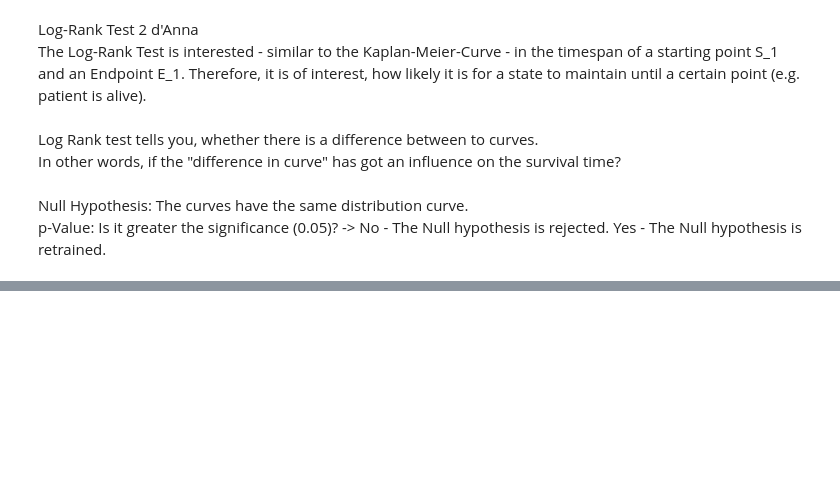
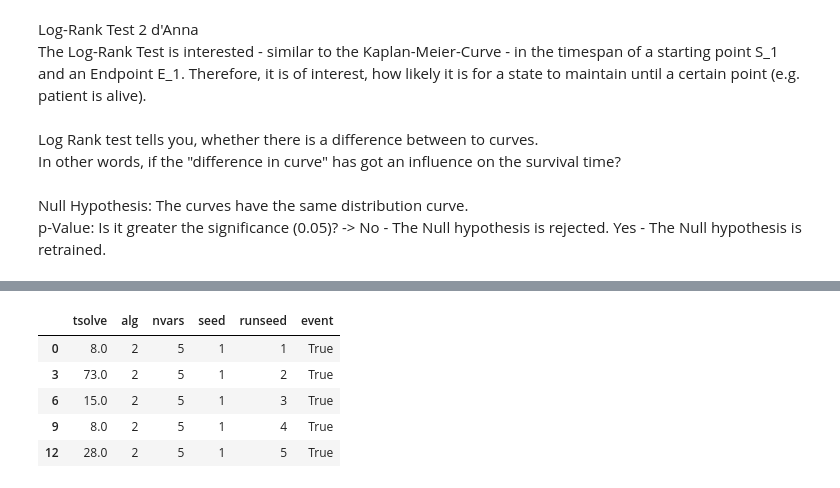
Before and after one commit to denizterzioglu/sabbo, a Jupyter notebook: ANotebook.ipynb, the cells around one changed output, grey strips where cells are left out. Saved outputs shown, nothing was run; the diff lists cells and outputs as text; code cells hidden in the pictures; blank space fills up the shorter version.

```diff
--- a/ANotebook.ipynb
+++ b/ANotebook.ipynb
@@ -1080,2 +1152,16 @@ p-Value: Is it greater the significance (0.05)? -> No - The Null hypothesis is r
+# %%
+# -> Split on nvars
+# Filter depending on nvars
+nvarDf = originDf[originDf["nvars"] == 5]
+# Filter depending on alg
+nvarDf = originDf[originDf["alg"] == 2]
+nvarDf.head()
+# %% [output]
+|  | tsolve | alg | nvars | seed | runseed | event |
+| 0 | 8.0 | 2 | 5 | 1 | 1 | True |
+| 3 | 73.0 | 2 | 5 | 1 | 2 | True |
+| 6 | 15.0 | 2 | 5 | 1 | 3 | True |
+| 9 | 8.0 | 2 | 5 | 1 | 4 | True |
+| 12 | 28.0 | 2 | 5 | 1 | 5 | True |
 # %%
 # Find out whether two groups get the same curve
```
Also changed, not shown: parts of 18 cells of this notebook.
